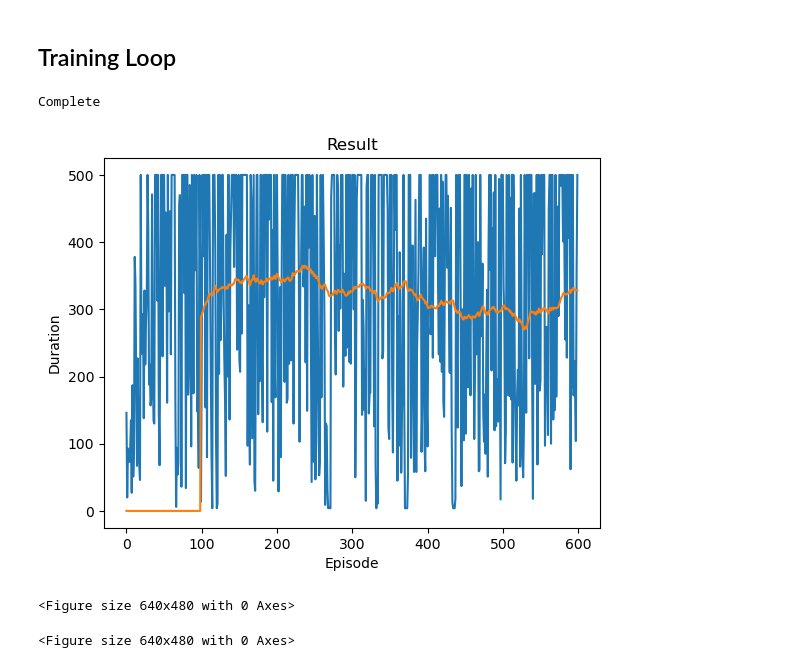
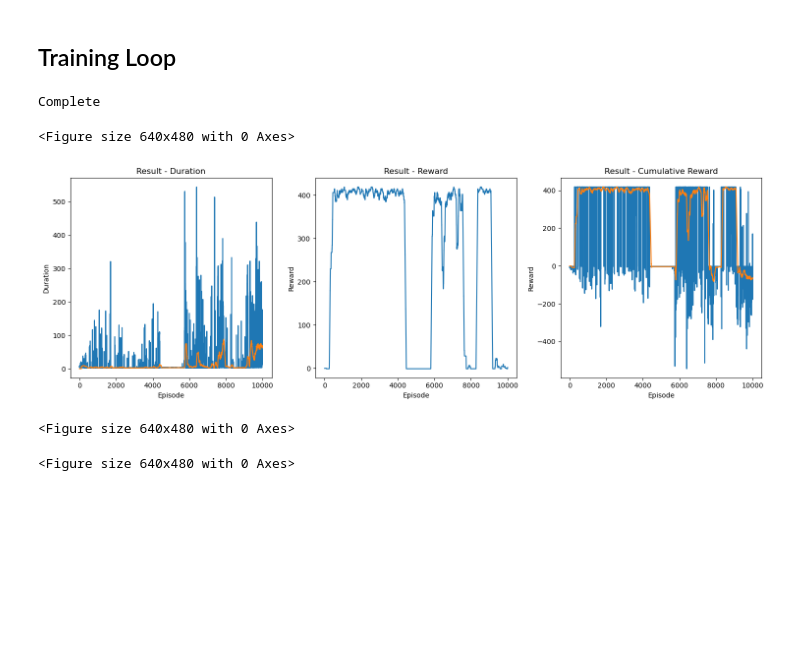
Before and after one commit to Astronauty/AiPEX-Projects, a Jupyter notebook: bond-graph-RL/Bond-DQN.ipynb, the cells around one changed output. Cells and saved outputs as stored; diff of their text form; code cells hidden in the pictures; blank space fills up the shorter version.

```diff
--- a/bond-graph-RL/Bond-DQN.ipynb
+++ b/bond-graph-RL/Bond-DQN.ipynb
@@ -22,8 +23,8 @@ import torch.nn.functional as F
 # %% [markdown]
 ### Set up seed bond graph
 # %%
-MAX_NODES = 5
-MAX_STATES = 4
+MAX_NODES = 6
+MAX_STATES = 2
 
 t_span = [0, 10]
 time_array = np.linspace(t_span[0], t_span[1], 500)
@@ -301,7 +386,7 @@ def optimize_model():
     optimizer.step()
 # %%
 if torch.cuda.is_available():
-    num_episodes = 600
+    num_episodes = 10000
 else:
     num_episodes = 50
 
@@ -309,10 +394,11 @@ for i_episode in range(num_episodes):
     # Initialize the environment and get its state
     state, info = env.reset()
 
+    ## Initialize best reward per episode
+    best_episode_rewards.append(-sys.float_info.max)
+    cumulative_rewards.append(0.0)
 
-    # state = np.concatenate([state['node_type_space'], state['node_param_space'], state['adjacency_matrix_space'].flatten()])
-
-    # flatten state into a np array
+    ## Flatten state into format for input into NN
     state = spaces.utils.flatten(env.observation_space, state)
     # print("state: ",state)
 
@@ -340,35 +426,46 @@ for i_episode in range(num_episodes):
             next_state = None
         else:
             next_state = torch.tensor(observation, dtype=torch.float32, device=device).unsqueeze(0)
 
+        ## Store the best reward per episode
+        if reward > best_episode_rewards[i_episode]:
+            best_episode_rewards[i_episode] = reward
+
+
+        cumulative_rewards[i_episode] += reward
+
         ## Store the transition in memory
         memory.push(state, integer_action, next_state, reward)
 
         ## Move to the next state
         state = next_state
 
         ## Perform one step of the optimization (on the policy network)
         optimize_model()
 
         # Soft update of the target network's weights
         # θ′ ← τ θ + (1 −τ )θ′
         target_net_state_dict = target_net.state_dict()
         policy_net_state_dict = policy_net.state_dict()
         for key in policy_net_state_dict:
             target_net_state_dict[key] = policy_net_state_dict[key]*TAU + target_net_state_dict[key]*(1-TAU)
         target_net.load_state_dict(target_net_state_dict)
 
         if done:
             episode_durations.append(t + 1)
-            plot_durations()
+            # plot_durations()
+            # plot_best_episode_rewards()
+            plot_durations_and_rewards()
             break
 
 print('Complete')
-plot_durations(show_result=True)
+# plot_durations(show_result=True)
+plot_durations_and_rewards(show_result=True)
 plt.ioff()
 plt.show()
 # %% [output]
 Complete
+<Figure size 640x480 with 0 Axes>
-[figure, old version]
+[figure, new version]
-<Figure size 640x480 with 0 Axes>
 <Figure size 640x480 with 0 Axes>
+<Figure size 640x480 with 0 Axes>
```
Also changed, not shown: parts of 5 cells of this notebook, 15 other files.
